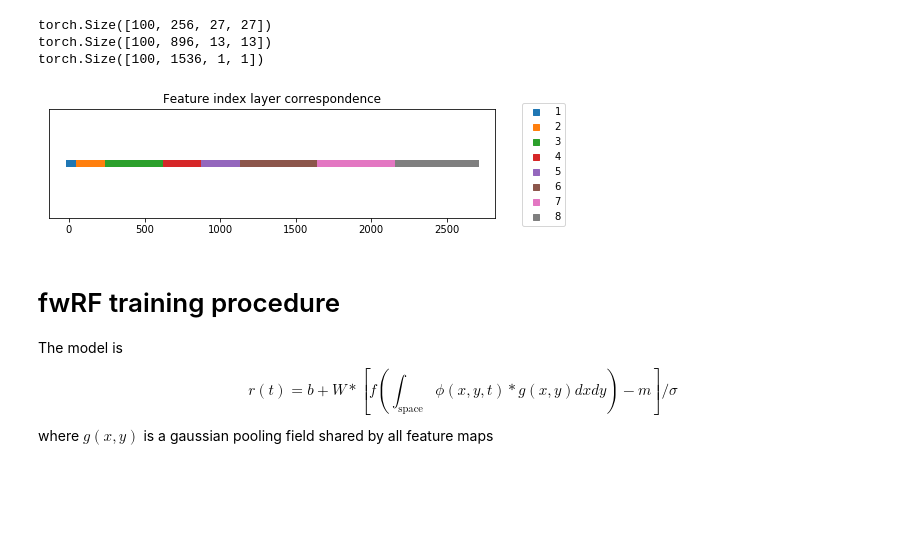
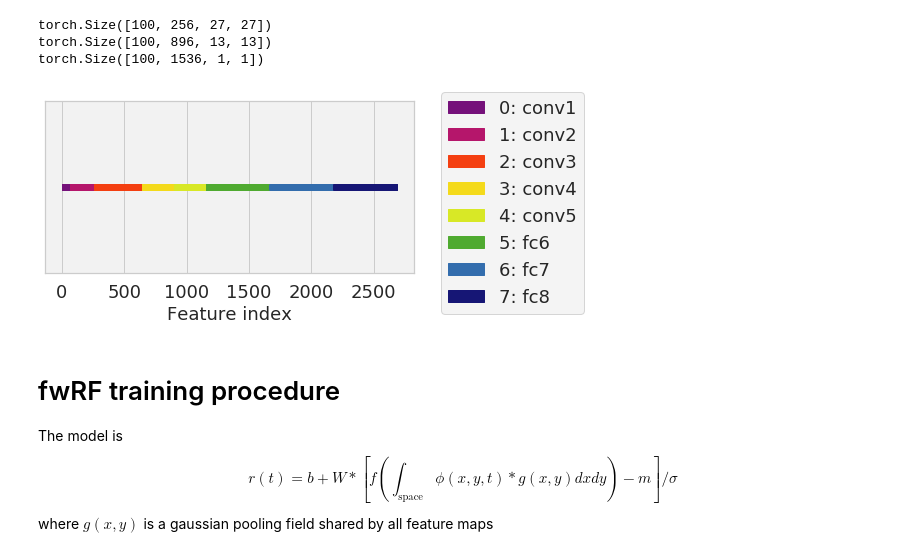
Before and after one commit to styvesg/nsd, a Jupyter notebook: torched_alexnet_fwrf.ipynb, the cells around one changed output. Cells and saved outputs as stored; diff of their text form; code cells hidden in the pictures; blank space fills up the shorter version.

```diff
--- a/torched_alexnet_fwrf.ipynb
+++ b/torched_alexnet_fwrf.ipynb
@@ -49,6 +49,14 @@ torch: 1.3.0
 cuda:  10.1.243
 cudnn: 7603
 dtype: torch.float32
+# %%
+sns.axes_style()
+sns.set_style("whitegrid", {"axes.facecolor": '.95'})
+sns.set_context("notebook", rc={'axes.labelsize': 18.0, 'axes.titlesize': 24.0, 'legend.fontsize': 18.0, 'xtick.labelsize': 18.0, 'ytick.labelsize': 18.0})
+sns.set_palette("deep")
+
+saveext = ".png"
+savearg = {'format':'png', 'dpi': 120, 'facecolor': 'None', 'transparent': True}
 # %%
 subject = 8
 saveext = ".png"
@@ -344,13 +339,22 @@ for k,_fm in enumerate(_fmaps):
 torch.Size([100, 256, 27, 27])
 torch.Size([100, 896, 13, 13])
 torch.Size([100, 1536, 1, 1])
+# %%
+from PIL import Image
+from matplotlib.patches import Patch
+im_frame = Image.open(root_dir + 'J4_r_alpha_2D.png')
+cmap = np.array(im_frame.getdata()).reshape((256,256,4))[:10]
 # %%
-plt.figure(figsize=(8, 2))
+layer_names = ['conv1', 'conv2', 'conv3', 'conv4', 'conv5', 'fc6', 'fc7', 'fc8']
+fig=plt.figure(figsize=(8, 4))
+plt.subplots_adjust(left=0.01, bottom=0.35, right=.65, top=.95, wspace=0.16, hspace=0.)
+legend_elements = [Patch(facecolor=tuple(cmap[0,int(float(k)*255./(len(tuning_masks)-1))]/255), edgecolor=tuple(cmap[0,int(float(k)*255./(len(tuning_masks)-1))]/255), label='%d: %s'%(k, layer_names[k])) for k,tm in enumerate(tuning_masks)]
 for k,tm in enumerate(tuning_masks):
-    _=plt.plot(tm, marker='s', linestyle='None', label=k+1)
-_=plt.title('Feature index layer correspondence')
+    _=plt.plot(tm, marker='|', linestyle='None', color=tuple(cmap[0,int(float(k)*255./(len(tuning_masks)-1))]/255))
+#_=plt.title('Feature index layer correspondence')
+_=plt.xlabel('Feature index')
 _=plt.ylim([.95, 1.05])
 _=plt.yticks([])
-_=plt.legend(loc='upper left', bbox_to_anchor=(1.05, 1.1))
+_=plt.legend(handles=legend_elements, loc='upper left', bbox_to_anchor=(1.05, 1.1))
 # %% [output]
-[figure, old version]
+[figure, new version]
```
Also changed, not shown: parts of 10 cells of this notebook, 6 other files.
